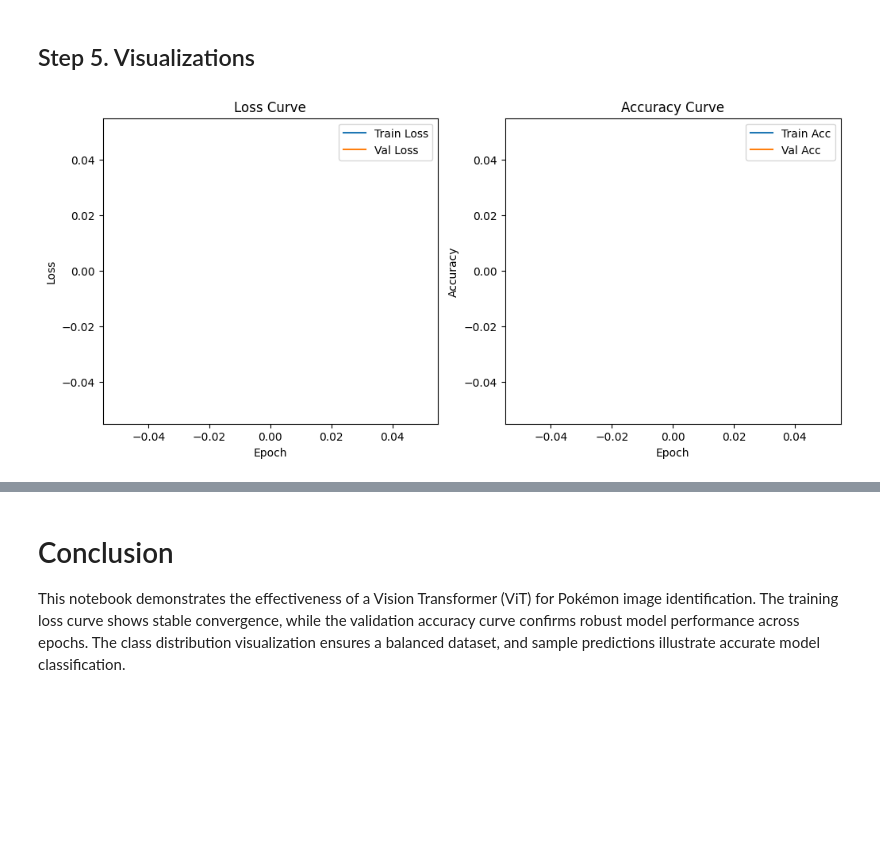
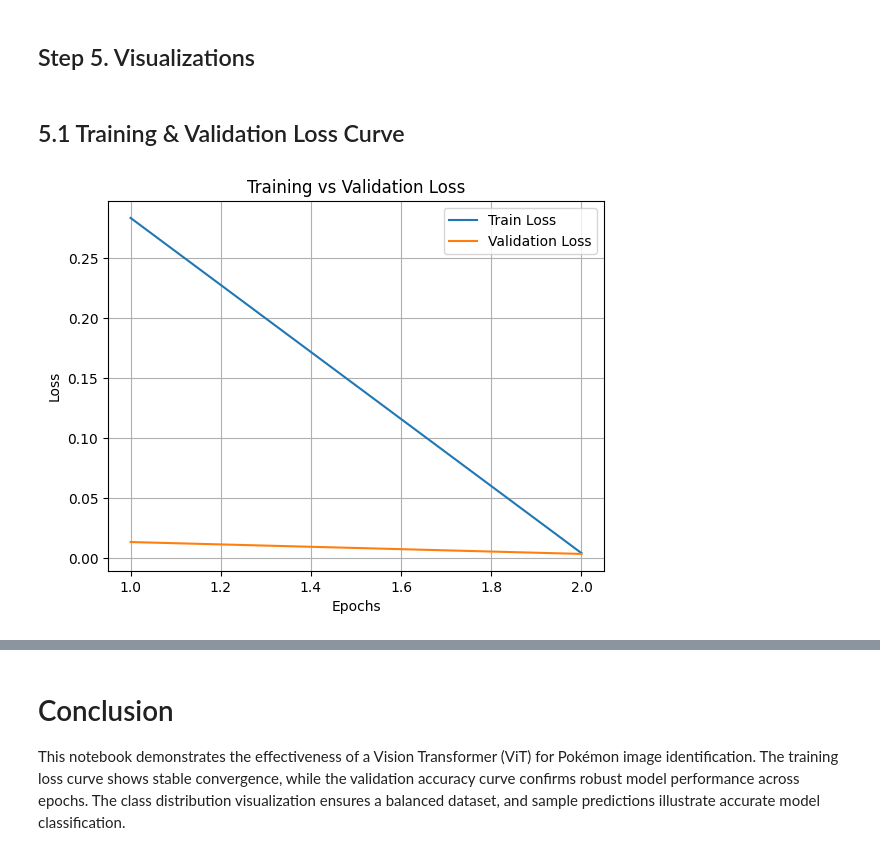
Before and after one commit to HashimHilal-QUT/Transformers, a Jupyter notebook: Pokemon_Identification/Pokémon Identification using Vision Transformers.ipynb, the cells around one changed output, grey strips where cells are left out. Cells and saved outputs as stored; diff of their text form; code cells hidden in the pictures; blank space fills up the shorter version.

Commit message:
Pokemon using Vision Transformer Model

```diff
--- a/Pokemon_Identification/Pokémon Identification using Vision Transformers.ipynb
+++ b/Pokemon_Identification/Pokémon Identification using Vision Transformers.ipynb
@@ -266 +311,17 @@ Number of validation images: 1548
+# %%
+train_loader = DataLoader(
+    train_dataset,
+    batch_size=BATCH_SIZE,
+    shuffle=True,
+    num_workers=NUM_WORKERS,
+    pin_memory=(device.type == "cuda")
+)
+
+val_loader = DataLoader(
+    val_dataset,
+    batch_size=BATCH_SIZE,
+    shuffle=False,
+    num_workers=NUM_WORKERS,
+    pin_memory=(device.type == "cuda")
+)
 # %% [markdown]
@@ -312,6 +342,10 @@ model = CNNTransformer(num_classes).to(device)
 # %%
 criterion = nn.CrossEntropyLoss()
-optimizer = optim.Adam(model.parameters(), lr=1e-4)
+
+optimizer = optim.AdamW(
+    model.parameters(),
+    lr=3e-4 if device.type == "cuda" else 1e-4
+)
 # %% [markdown]
 ## Step 4. Training Loop with Metrics
 # %%
@@ -389,23 +419,18 @@ for epoch in range(num_epochs):
 # %% [markdown]
 ## Step 5. Visualizations
+# %% [markdown]
+## 5.1 Training & Validation Loss Curve
 # %%
-plt.figure(figsize=(12,5))
-plt.subplot(1,2,1)
-plt.plot(train_losses, label='Train Loss')
-plt.plot(val_losses, label='Val Loss')
-plt.title("Loss Curve")
-plt.xlabel("Epoch")
+epochs_range = range(1, len(train_losses) + 1)
+
+plt.figure()
+plt.plot(epochs_range, train_losses, label="Train Loss")
+plt.plot(epochs_range, val_losses, label="Validation Loss")
+plt.xlabel("Epochs")
 plt.ylabel("Loss")
+plt.title("Training vs Validation Loss")
 plt.legend()
-
-plt.subplot(1,2,2)
-plt.plot(train_acc, label='Train Acc')
-plt.plot(val_acc, label='Val Acc')
-plt.title("Accuracy Curve")
-plt.xlabel("Epoch")
-plt.ylabel("Accuracy")
-plt.legend()
-
+plt.grid(True)
 plt.show()
 # %% [output]
-[figure, old version]
+[figure, new version]
```
Also changed, not shown: parts of 21 cells of this notebook, 1 other file.
